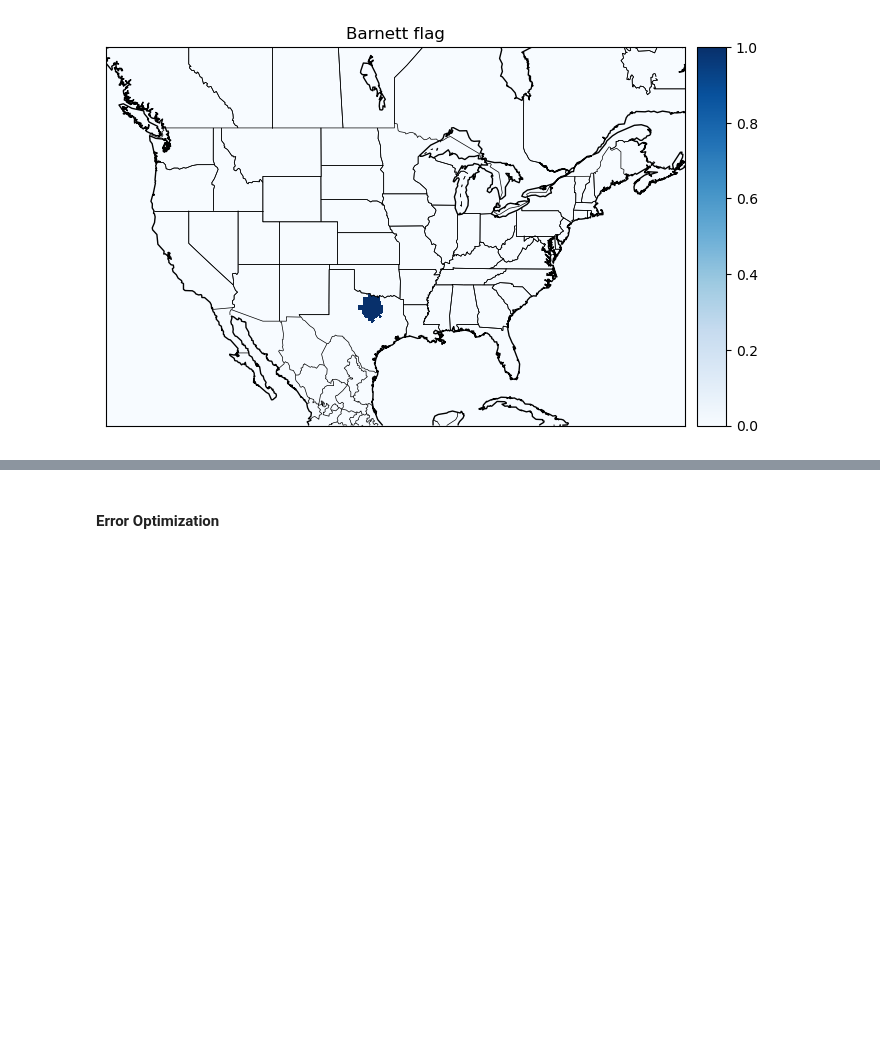
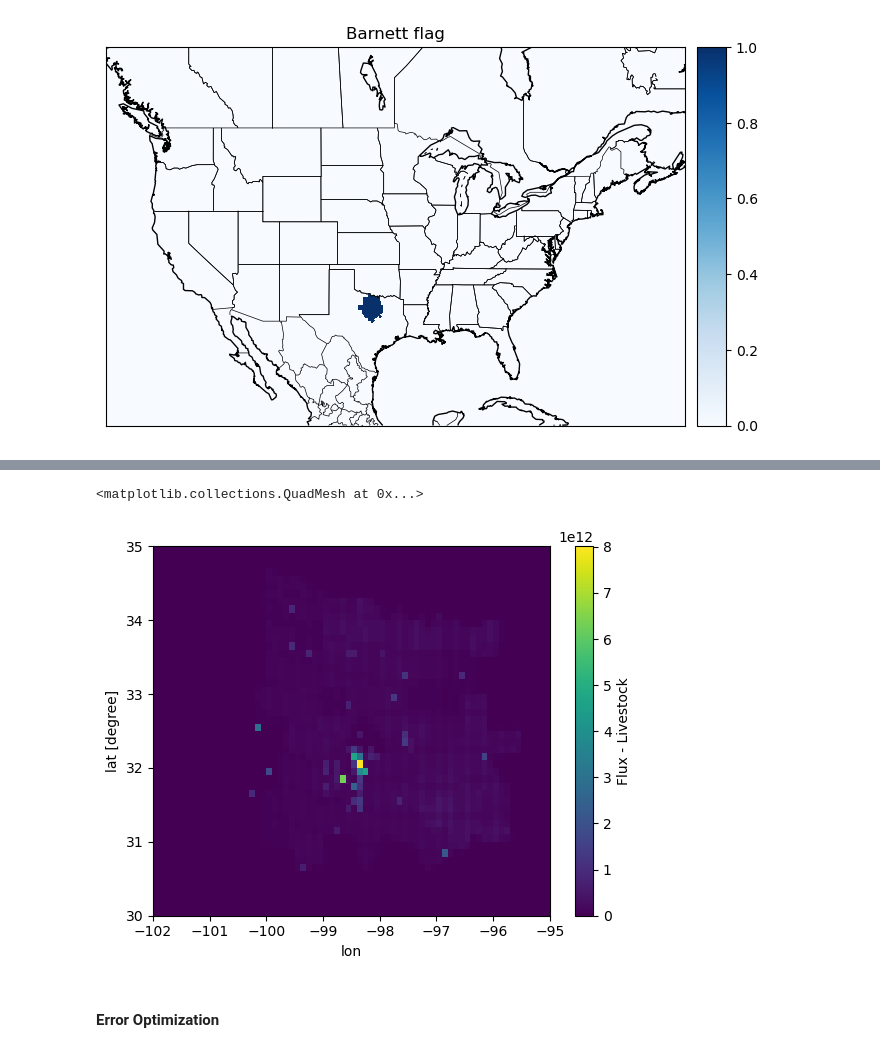
Before and after one commit to scoffiel/GEPA-uncertainty, a Jupyter notebook: GEPAv3_Error_Estimates.ipynb, the cells around one changed output, grey strips where cells are left out. Saved outputs shown, nothing was run; the diff lists cells and outputs as text; code cells hidden in the pictures; blank space fills up the shorter version.

```diff
--- a/GEPAv3_Error_Estimates.ipynb
+++ b/GEPAv3_Error_Estimates.ipynb
@@ -227,3 +248,8 @@ Text(0.5, 1.0, 'EDF_1B2b')
+# %%
+temp_f['flux_livestock'].plot()
+# %% [output]
+<matplotlib.collections.QuadMesh at 0x...>
+[figure, added]
 # %% [markdown]
 #### Error Optimization
 # %%
```
Also changed, not shown: parts of 12 cells of this notebook.
